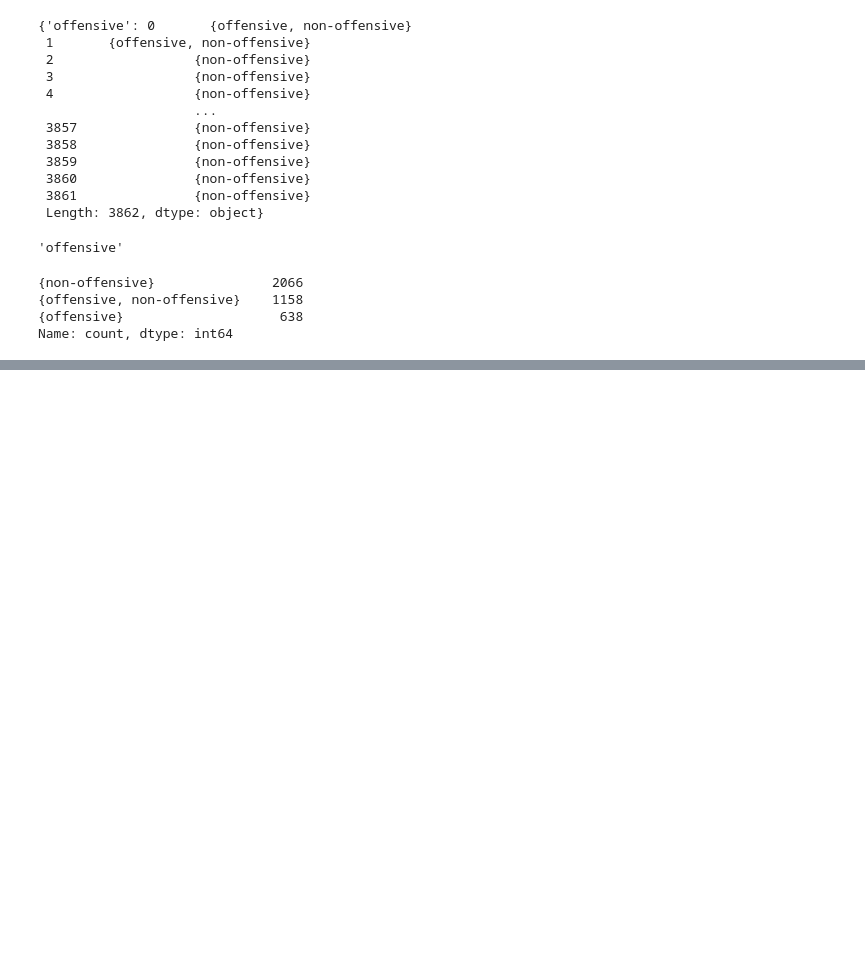
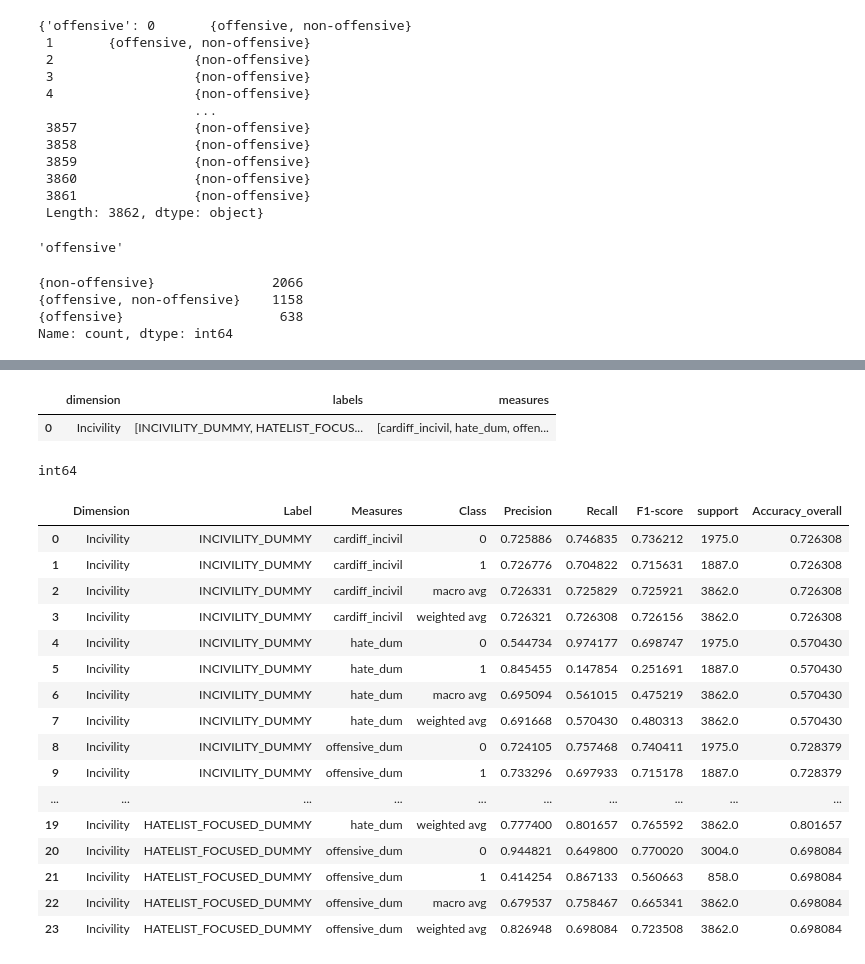
Before and after one commit to cl-trier/TWON-Exploration, a Jupyter notebook: 26--Classify PublicSphere-benchmark.ipynb, the cells around one changed output, grey strips where cells are left out. Cells and saved outputs as stored; diff of their text form; code cells hidden in the pictures; blank space fills up the shorter version.

Commit message:
updated cardiff hate metric on public sphere data and calculated classification performance

```diff
--- a/26--Classify PublicSphere-benchmark.ipynb
+++ b/26--Classify PublicSphere-benchmark.ipynb
@@ -195,0 +278,7 @@ dataset_w_pred_anon.to_parquet('data/publicsphere/publicsphere.cardiff_prompt_cl
+# %%
+#recode offensive to a dummy with non-offensive as 0 and offensive as 1:
+dataset_w_pred_anon.loc[:, 'offensive_dum'] = dataset_w_pred_anon.loc[:, 'offensive'].map({"{'non-offensive'}": 0, "{'offensive', 'non-offensive'}": 1, "{'offensive'}": 1})
+#recode hate into a dummy with non-hate as 0 and hate as 1:
+dataset_w_pred_anon.loc[:, 'hate_dum'] = dataset_w_pred_anon.loc[:, 'hate'].map({"['NOT-HATE']": 0, "['HATE']": 1, "['HATE' 'NOT-HATE']": 1})
+# %%
+dataset_w_pred_anon.loc[:, 'cardiff_incivil'] = dataset_w_pred_anon.loc[:, ['offensive_dum', 'hate_dum']].max(axis=1)
@@ -195,0 +309,63 @@ dataset_w_pred_anon.to_parquet('data/publicsphere/publicsphere.cardiff_prompt_cl
+# %%
+dimensions = pd.DataFrame([['Incivility',
+               ['INCIVILITY_DUMMY','HATELIST_FOCUSED_DUMMY'],
+               ['cardiff_incivil','hate_dum','offensive_dum'
+               ]]]  ,
+            columns = ['dimension','labels','measures'])
+dimensions
+# %% [output]
+|  | dimension | labels | measures |
+| 0 | Incivility | [INCIVILITY_DUMMY, HATELIST_FOCUS... | [cardiff_incivil, hate_dum, offen... |
+# %%
+print(dataset_w_pred_anon.hate_dum.dtypes)  # Verify the data types
+# %% [output]
+int64
+# %%
+#calculate performance of cardiff's incivility classification:
+
+# Reinitialize the DataFrame
+performance = pd.DataFrame(columns=['Dimension', 'Label', 'Measures', 'Class', 'Precision', 'Recall', 'F1-score', 'support', 'Accuracy_overall'])
+
+classif = ['0', '1', 'macro avg', 'weighted avg']
+
+for index, dim in dimensions.iterrows():
+    for label in dim['labels']:
+        for measure in dim['measures']:
+            try:
+                data = dataset_w_pred_anon[dataset_w_pred_anon[measure].notna()]
+                classfication = classification_report(data[label], data[measure], output_dict=True)
+                for c in classif:
+                    row = {
+                        'Dimension': dim['dimension'],
+                        'Label': label,
+                        'Measures': measure,
+                        'Class': c,
+                        'Precision': classfication[c]['precision'],
+                        'Recall': classfication[c]['recall'],
+                        'F1-score': classfication[c]['f1-score'],
+                        'support': classfication[c]['support'],
+                        'Accuracy_overall': classfication['accuracy']
+                    }
+                    performance = pd.concat([performance, pd.DataFrame([row])], ignore_index=True)
+            except IndexError:
+                pass
+# %%
+performance
+# %% [output]
+|  | Dimension | Label | Measures | Class | Precision | Recall | F1-score | support | Accuracy_overall |
+| 0 | Incivility | INCIVILITY_DUMMY | cardiff_incivil | 0 | 0.725886 | 0.746835 | 0.736212 | 1975.0 | 0.726308 |
+| 1 | Incivility | INCIVILITY_DUMMY | cardiff_incivil | 1 | 0.726776 | 0.704822 | 0.715631 | 1887.0 | 0.726308 |
+| 2 | Incivility | INCIVILITY_DUMMY | cardiff_incivil | macro avg | 0.726331 | 0.725829 | 0.725921 | 3862.0 | 0.726308 |
+| 3 | Incivility | INCIVILITY_DUMMY | cardiff_incivil | weighted avg | 0.726321 | 0.726308 | 0.726156 | 3862.0 | 0.726308 |
+| 4 | Incivility | INCIVILITY_DUMMY | hate_dum | 0 | 0.544734 | 0.974177 | 0.698747 | 1975.0 | 0.570430 |
+| 5 | Incivility | INCIVILITY_DUMMY | hate_dum | 1 | 0.845455 | 0.147854 | 0.251691 | 1887.0 | 0.570430 |
+| 6 | Incivility | INCIVILITY_DUMMY | hate_dum | macro avg | 0.695094 | 0.561015 | 0.475219 | 3862.0 | 0.570430 |
+| 7 | Incivility | INCIVILITY_DUMMY | hate_dum | weighted avg | 0.691668 | 0.570430 | 0.480313 | 3862.0 | 0.570430 |
+| 8 | Incivility | INCIVILITY_DUMMY | offensive_dum | 0 | 0.724105 | 0.757468 | 0.740411 | 1975.0 | 0.728379 |
+| 9 | Incivility | INCIVILITY_DUMMY | offensive_dum | 1 | 0.733296 | 0.697933 | 0.715178 | 1887.0 | 0.728379 |
+| ... | ... | ... | ... | ... | ... | ... | ... | ... | ... |
+| 19 | Incivility | HATELIST_FOCUSED_DUMMY | hate_dum | weighted avg | 0.777400 | 0.801657 | 0.765592 | 3862.0 | 0.801657 |
+| 20 | Incivility | HATELIST_FOCUSED_DUMMY | offensive_dum | 0 | 0.944821 | 0.649800 | 0.770020 | 3004.0 | 0.698084 |
+| 21 | Incivility | HATELIST_FOCUSED_DUMMY | offensive_dum | 1 | 0.414254 | 0.867133 | 0.560663 | 858.0 | 0.698084 |
+| 22 | Incivility | HATELIST_FOCUSED_DUMMY | offensive_dum | macro avg | 0.679537 | 0.758467 | 0.665341 | 3862.0 | 0.698084 |
+| 23 | Incivility | HATELIST_FOCUSED_DUMMY | offensive_dum | weighted avg | 0.826948 | 0.698084 | 0.723508 | 3862.0 | 0.698084 |
```
Also changed, not shown: parts of 15 cells of this notebook, 2 other files.
